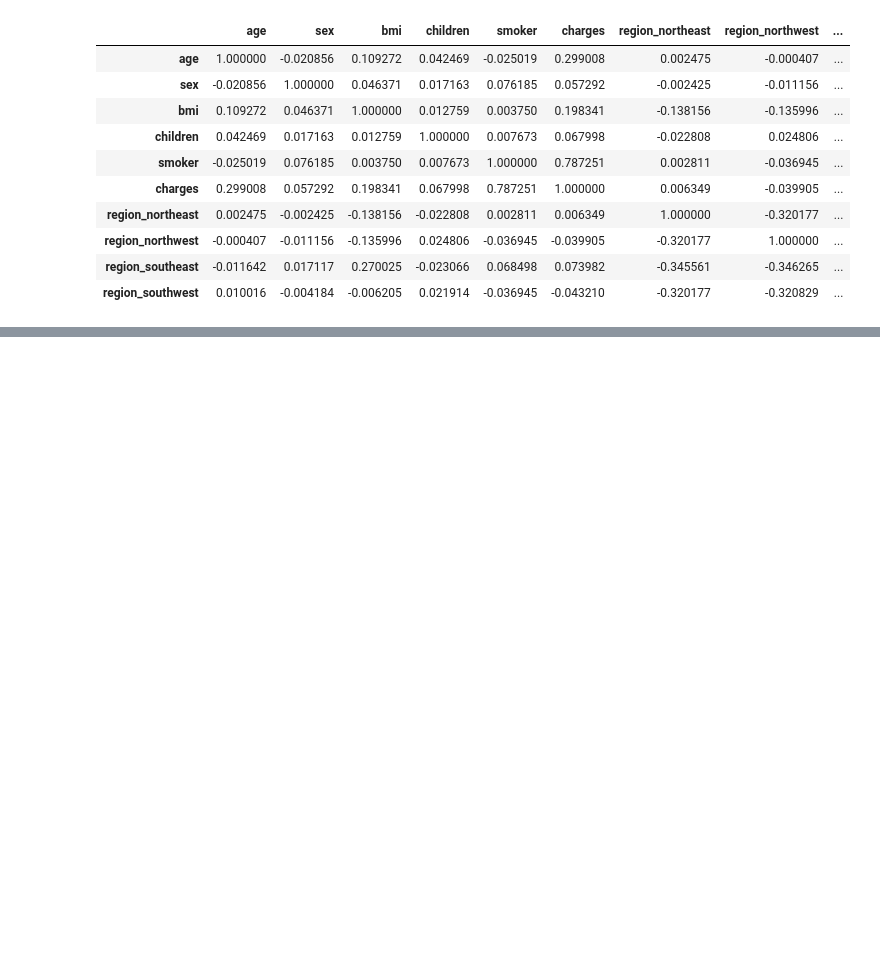
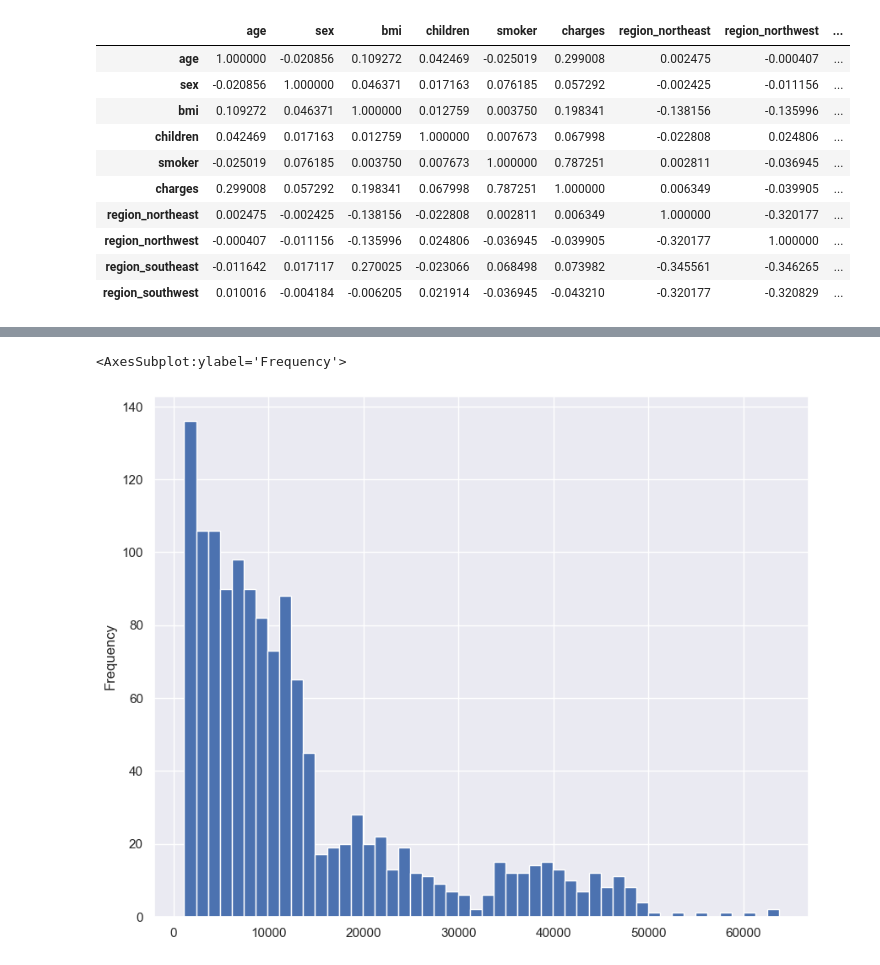
Before and after one commit to infoshareacademy/JDSZR11-DatA_Team, a Jupyter notebook: preprocessing.ipynb, the cells around one changed output, grey strips where cells are left out. Cells and saved outputs as stored; diff of their text form; code cells hidden in the pictures; blank space fills up the shorter version.

```diff
--- a/preprocessing.ipynb
+++ b/preprocessing.ipynb
@@ -122,0 +195,5 @@ pass
+# %%
+df['charges'].plot(kind='hist', bins=50)
+# %% [output]
+<AxesSubplot:ylabel='Frequency'>
+[figure, added]
```
Also changed, not shown: parts of 17 cells of this notebook.
